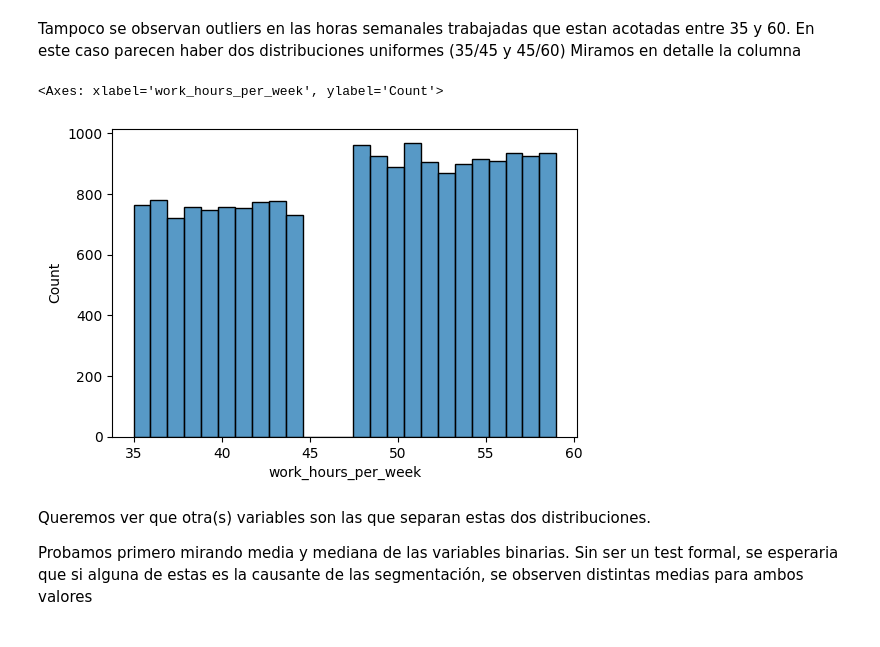
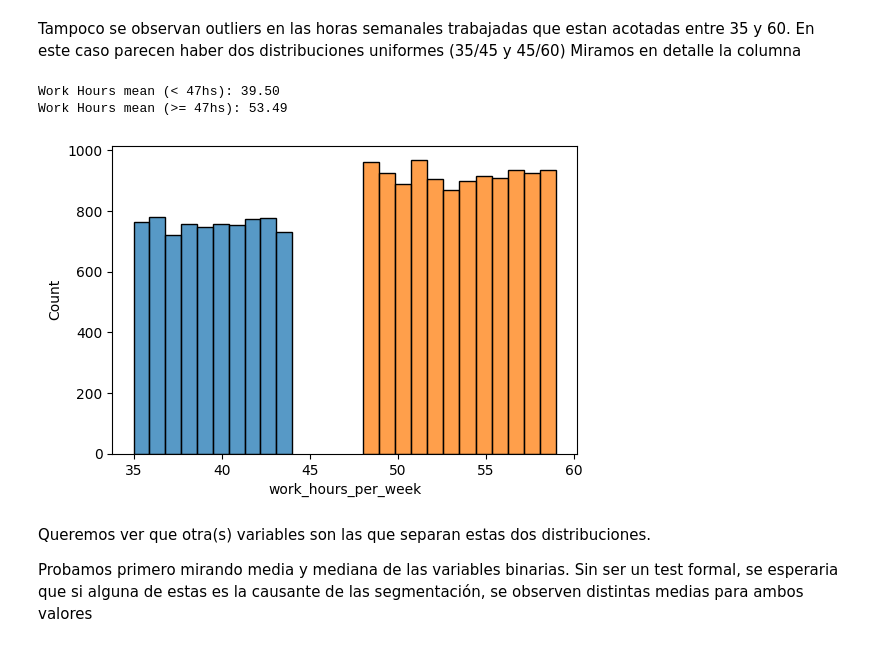
Before and after one commit to kpennington-esc/tp_add, a Jupyter notebook: Untitled.ipynb, the cells around one changed output. Drawn from its saved outputs; the diff is of its cells as text; code cells hidden in the pictures.

```diff
--- a/Untitled.ipynb
+++ b/Untitled.ipynb
@@ -324,10 +325,16 @@ En este caso parecen haber dos distribuciones uniformes (35/45 y 45/60)
 Miramos en detalle la columna
 # %%
 plt.figure(figsize=(6, 4))
-sns.histplot(df["work_hours_per_week"], kde=False)
+sns.histplot(df[df.work_hours_per_week < 47]["work_hours_per_week"], kde=False, bins=10)
+sns.histplot(df[df.work_hours_per_week >= 47]["work_hours_per_week"], kde=False, bins=12)
+mean_lt_47 = df[df.work_hours_per_week < 47]["work_hours_per_week"].mean()
+mean_ge_47 = df[df.work_hours_per_week >= 47]["work_hours_per_week"].mean()
+print(f"\nWork Hours mean (< 47hs): {mean_lt_47:.2f}")
+print(f"Work Hours mean (>= 47hs): {mean_ge_47:.2f}")
 # %% [output]
-<Axes: xlabel='work_hours_per_week', ylabel='Count'>
+Work Hours mean (< 47hs): 39.50
+Work Hours mean (>= 47hs): 53.49
-[figure, old version]
+[figure, new version]
 # %% [markdown]
 Queremos ver que otra(s) variables son las que separan estas dos distribuciones.
 
```
Also changed, not shown: parts of 13 cells of this notebook, 1 other file.
